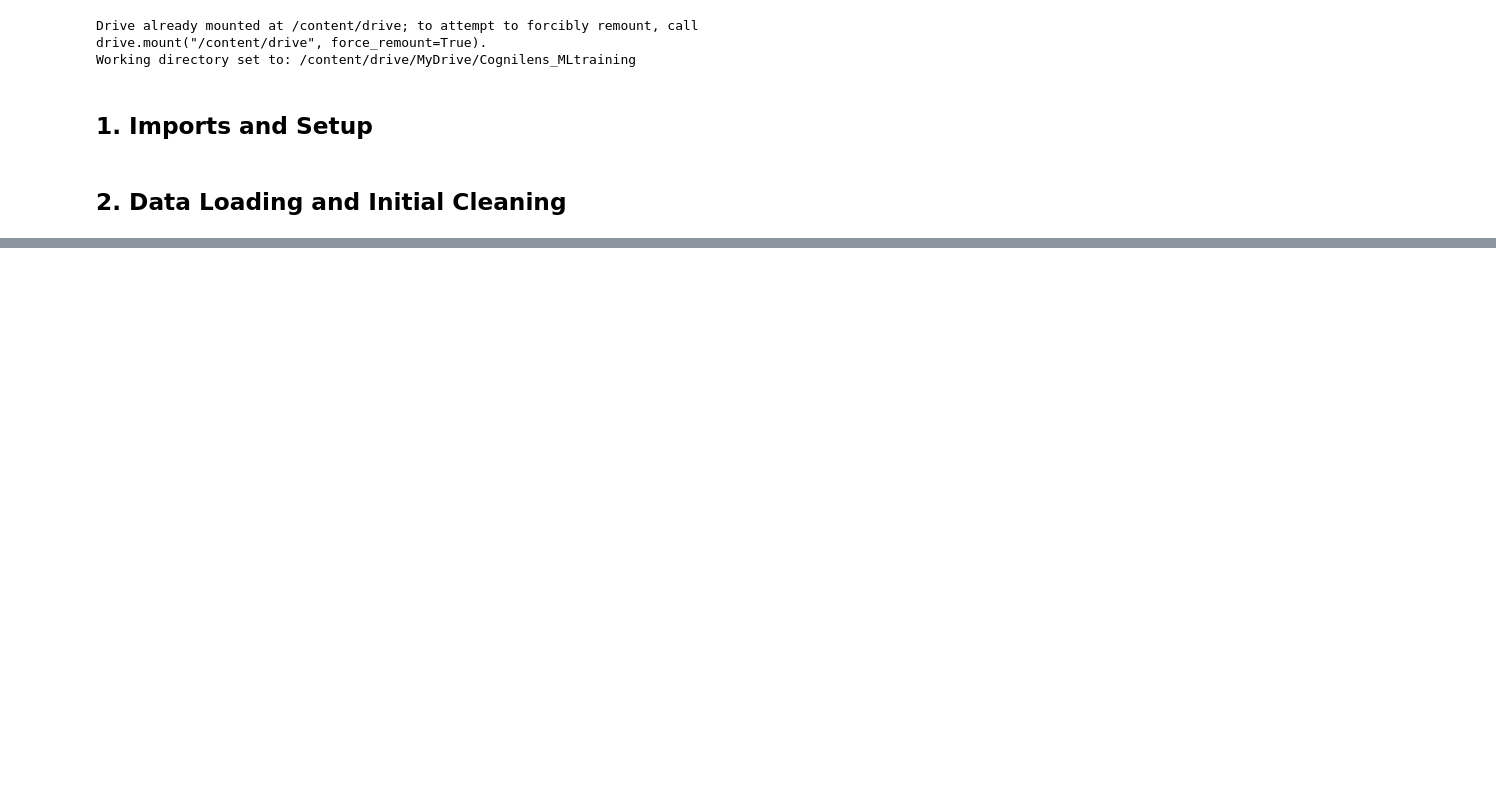
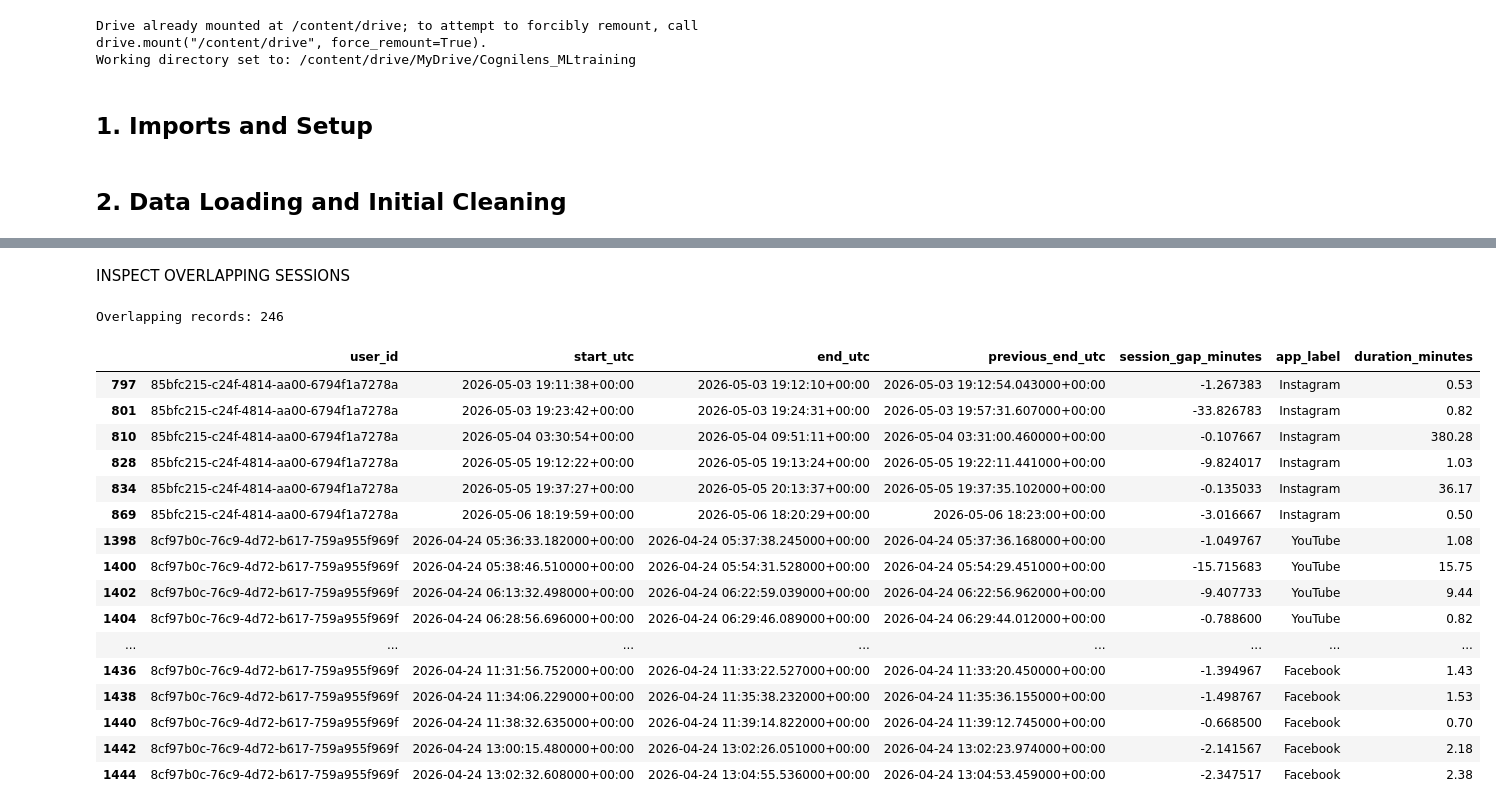
Before and after one commit to AmyMugeni/cognilens, a Jupyter notebook: Cognilens_ML_Pipeline.ipynb, the cells around one changed output, grey strips where cells are left out. Cells and saved outputs as stored; diff of their text form; code cells hidden in the pictures; blank space fills up the shorter version.

Commit message:
Sprint 2: Combined users and timetable data processing

```diff
--- a/Cognilens_ML_Pipeline.ipynb
+++ b/Cognilens_ML_Pipeline.ipynb
@@ -204,0 +1365,49 @@ NameError: name 'FloatTensorType' is not defined
+# %% [markdown]
+INSPECT OVERLAPPING SESSIONS
+# %%
+# ============================================
+# INSPECT OVERLAPPING SESSIONS
+# ============================================
+
+overlaps = temp[
+    temp["session_gap_minutes"] < 0
+].copy()
+
+print("Overlapping records:", len(overlaps))
+
+display(
+    overlaps[
+        [
+            "user_id",
+            "start_utc",
+            "end_utc",
+            "previous_end_utc",
+            "session_gap_minutes",
+            "app_label",
+            "duration_minutes"
+        ]
+    ]
+    .sort_values(
+        ["user_id", "start_utc"]
+    )
+    .head(30)
+)
+# %% [output]
+Overlapping records: 246
+|  | user_id | start_utc | end_utc | previous_end_utc | session_gap_minutes | app_label | duration_minutes |
+| 797 | 85bfc215-c24f-4814-aa00-6794f1a7278a | 2026-05-03 19:11:38+00:00 | 2026-05-03 19:12:10+00:00 | 2026-05-03 19:12:54.043000+00:00 | -1.267383 | Instagram | 0.53 |
+| 801 | 85bfc215-c24f-4814-aa00-6794f1a7278a | 2026-05-03 19:23:42+00:00 | 2026-05-03 19:24:31+00:00 | 2026-05-03 19:57:31.607000+00:00 | -33.826783 | Instagram | 0.82 |
+| 810 | 85bfc215-c24f-4814-aa00-6794f1a7278a | 2026-05-04 03:30:54+00:00 | 2026-05-04 09:51:11+00:00 | 2026-05-04 03:31:00.460000+00:00 | -0.107667 | Instagram | 380.28 |
+| 828 | 85bfc215-c24f-4814-aa00-6794f1a7278a | 2026-05-05 19:12:22+00:00 | 2026-05-05 19:13:24+00:00 | 2026-05-05 19:22:11.441000+00:00 | -9.824017 | Instagram | 1.03 |
+| 834 | 85bfc215-c24f-4814-aa00-6794f1a7278a | 2026-05-05 19:37:27+00:00 | 2026-05-05 20:13:37+00:00 | 2026-05-05 19:37:35.102000+00:00 | -0.135033 | Instagram | 36.17 |
+| 869 | 85bfc215-c24f-4814-aa00-6794f1a7278a | 2026-05-06 18:19:59+00:00 | 2026-05-06 18:20:29+00:00 | 2026-05-06 18:23:00+00:00 | -3.016667 | Instagram | 0.50 |
+| 1398 | 8cf97b0c-76c9-4d72-b617-759a955f969f | 2026-04-24 05:36:33.182000+00:00 | 2026-04-24 05:37:38.245000+00:00 | 2026-04-24 05:37:36.168000+00:00 | -1.049767 | YouTube | 1.08 |
+| 1400 | 8cf97b0c-76c9-4d72-b617-759a955f969f | 2026-04-24 05:38:46.510000+00:00 | 2026-04-24 05:54:31.528000+00:00 | 2026-04-24 05:54:29.451000+00:00 | -15.715683 | YouTube | 15.75 |
+| 1402 | 8cf97b0c-76c9-4d72-b617-759a955f969f | 2026-04-24 06:13:32.498000+00:00 | 2026-04-24 06:22:59.039000+00:00 | 2026-04-24 06:22:56.962000+00:00 | -9.407733 | YouTube | 9.44 |
+| 1404 | 8cf97b0c-76c9-4d72-b617-759a955f969f | 2026-04-24 06:28:56.696000+00:00 | 2026-04-24 06:29:46.089000+00:00 | 2026-04-24 06:29:44.012000+00:00 | -0.788600 | YouTube | 0.82 |
+| ... | ... | ... | ... | ... | ... | ... | ... |
+| 1436 | 8cf97b0c-76c9-4d72-b617-759a955f969f | 2026-04-24 11:31:56.752000+00:00 | 2026-04-24 11:33:22.527000+00:00 | 2026-04-24 11:33:20.450000+00:00 | -1.394967 | Facebook | 1.43 |
+| 1438 | 8cf97b0c-76c9-4d72-b617-759a955f969f | 2026-04-24 11:34:06.229000+00:00 | 2026-04-24 11:35:38.232000+00:00 | 2026-04-24 11:35:36.155000+00:00 | -1.498767 | Facebook | 1.53 |
+| 1440 | 8cf97b0c-76c9-4d72-b617-759a955f969f | 2026-04-24 11:38:32.635000+00:00 | 2026-04-24 11:39:14.822000+00:00 | 2026-04-24 11:39:12.745000+00:00 | -0.668500 | Facebook | 0.70 |
+| 1442 | 8cf97b0c-76c9-4d72-b617-759a955f969f | 2026-04-24 13:00:15.480000+00:00 | 2026-04-24 13:02:26.051000+00:00 | 2026-04-24 13:02:23.974000+00:00 | -2.141567 | Facebook | 2.18 |
+| 1444 | 8cf97b0c-76c9-4d72-b617-759a955f969f | 2026-04-24 13:02:32.608000+00:00 | 2026-04-24 13:04:55.536000+00:00 | 2026-04-24 13:04:53.459000+00:00 | -2.347517 | Facebook | 2.38 |
```
Also changed, not shown: parts of 83 cells of this notebook.
